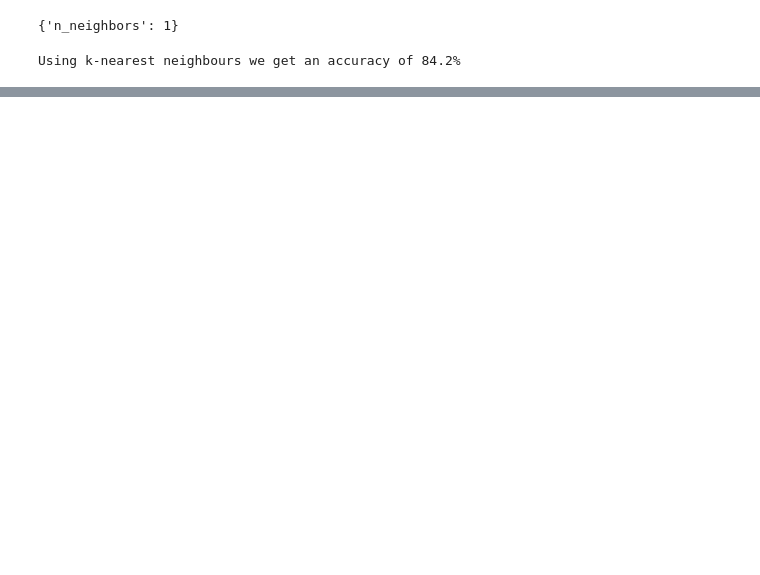
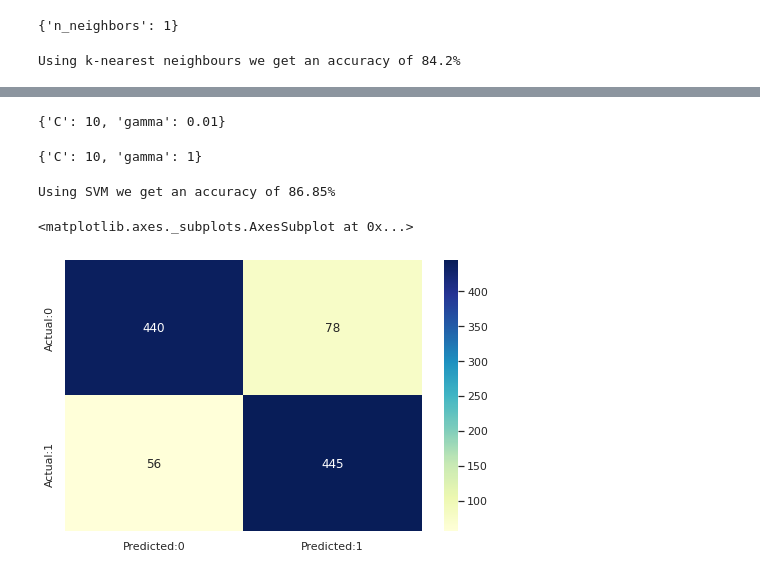
Before and after one commit to prav87654/Classification-Cardiovascular-risk-prediction, a Jupyter notebook: Classification_model_Praveen_S.ipynb, the cells around one changed output, grey strips where cells are left out. Cells and saved outputs as stored; diff of their text form; code cells hidden in the pictures; blank space fills up the shorter version.

```diff
--- a/Classification_model_Praveen_S.ipynb
+++ b/Classification_model_Praveen_S.ipynb
@@ -585,0 +607,33 @@ plt.show()
+# %%
+Cs = [0.001, 0.01, 0.1, 1, 10]
+gammas = [0.001, 0.01, 0.1, 1]
+param_grid = {'C': Cs, 'gamma' : gammas}
+svm_clf = GridSearchCV(SVC(kernel='rbf', probability=True), param_grid, cv=10)
+# %%
+# train the model
+svm_clf.fit(x_train,y_train)
+svm_clf.best_params_
+# %% [output]
+{'C': 10, 'gamma': 0.01}
+# %%
+{'C': 10, 'gamma': 1}
+# %% [output]
+{'C': 10, 'gamma': 1}
+# %%
+# predictions
+svm_predict = svm_clf.predict(x_test)
+# %%
+#accuracy
+svm_accuracy = accuracy_score(y_test,svm_predict)
+print(f"Using SVM we get an accuracy of {round(svm_accuracy*100,2)}%")
+# %% [output]
+Using SVM we get an accuracy of 86.85%
+# %%
+#Plotting the Confusion Matrix
+cm=confusion_matrix(y_test,svm_predict)
+conf_matrix=pd.DataFrame(data=cm,columns=['Predicted:0','Predicted:1'],index=['Actual:0','Actual:1'])
+plt.figure(figsize = (8,5))
+sns.heatmap(conf_matrix, annot=True,fmt='d',cmap="YlGnBu")
+# %% [output]
+<matplotlib.axes._subplots.AxesSubplot at 0x...>
+[figure, added]
```
Also changed, not shown: parts of 28 cells of this notebook.
